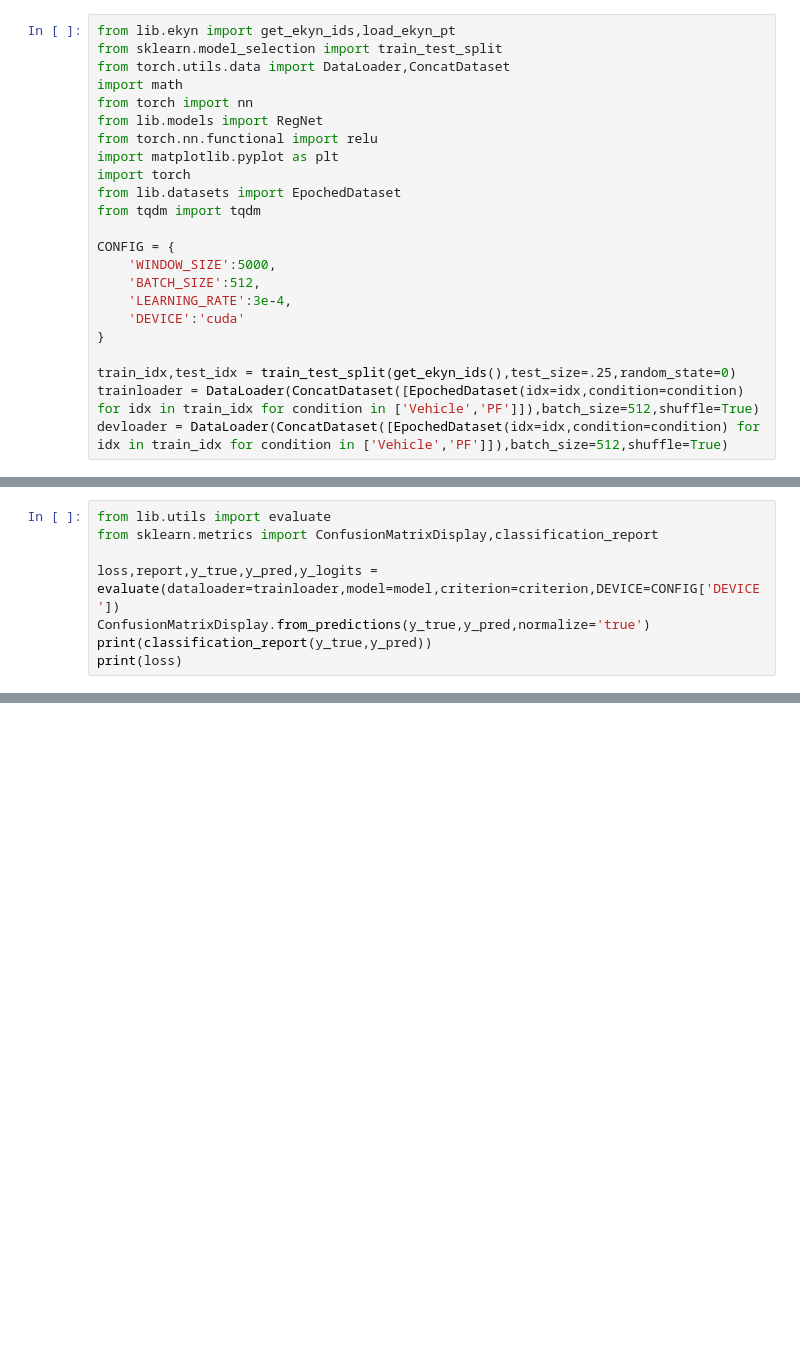
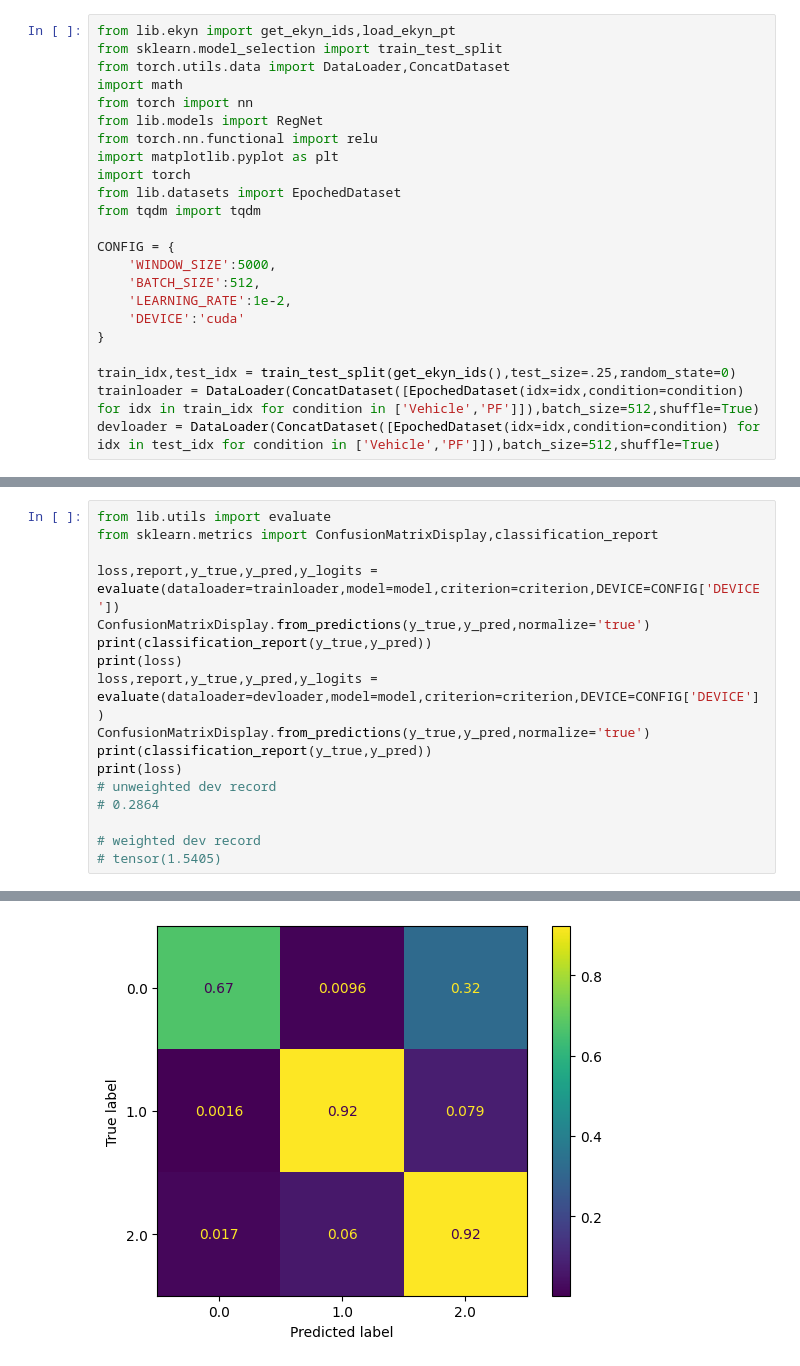
Before and after one commit to smithandrewk/sleep_ml, a Jupyter notebook: prototype_resnet.ipynb, the cells around one changed output, grey strips where cells are left out. Cells and saved outputs as stored; diff of their text form; blank space fills up the shorter version.

```diff
--- a/prototype_resnet.ipynb
+++ b/prototype_resnet.ipynb
@@ -14,11 +14,11 @@ from tqdm import tqdm
 CONFIG = {
     'WINDOW_SIZE':5000,
     'BATCH_SIZE':512,
-    'LEARNING_RATE':3e-4,
+    'LEARNING_RATE':1e-2,
     'DEVICE':'cuda'
 }
 
 train_idx,test_idx = train_test_split(get_ekyn_ids(),test_size=.25,random_state=0)
 trainloader = DataLoader(ConcatDataset([EpochedDataset(idx=idx,condition=condition) for idx in train_idx for condition in ['Vehicle','PF']]),batch_size=512,shuffle=True)
-devloader = DataLoader(ConcatDataset([EpochedDataset(idx=idx,condition=condition) for idx in train_idx for condition in ['Vehicle','PF']]),batch_size=512,shuffle=True)
+devloader = DataLoader(ConcatDataset([EpochedDataset(idx=idx,condition=condition) for idx in test_idx for condition in ['Vehicle','PF']]),batch_size=512,shuffle=True)
 # %%
@@ -49,3 +109,13 @@ loss,report,y_true,y_pred,y_logits = evaluate(dataloader=trainloader,model=model
 ConfusionMatrixDisplay.from_predictions(y_true,y_pred,normalize='true')
 print(classification_report(y_true,y_pred))
 print(loss)
+loss,report,y_true,y_pred,y_logits = evaluate(dataloader=devloader,model=model,criterion=criterion,DEVICE=CONFIG['DEVICE'])
+ConfusionMatrixDisplay.from_predictions(y_true,y_pred,normalize='true')
+print(classification_report(y_true,y_pred))
+print(loss)
+# unweighted dev record
+# 0.2864
+
+# weighted dev record
+# tensor(1.5405)
+# %% [output]
@@ -51,0 +144 @@ print(loss)
+[figure, added]
```
Also changed, not shown: parts of 11 cells of this notebook, 7 other files.
